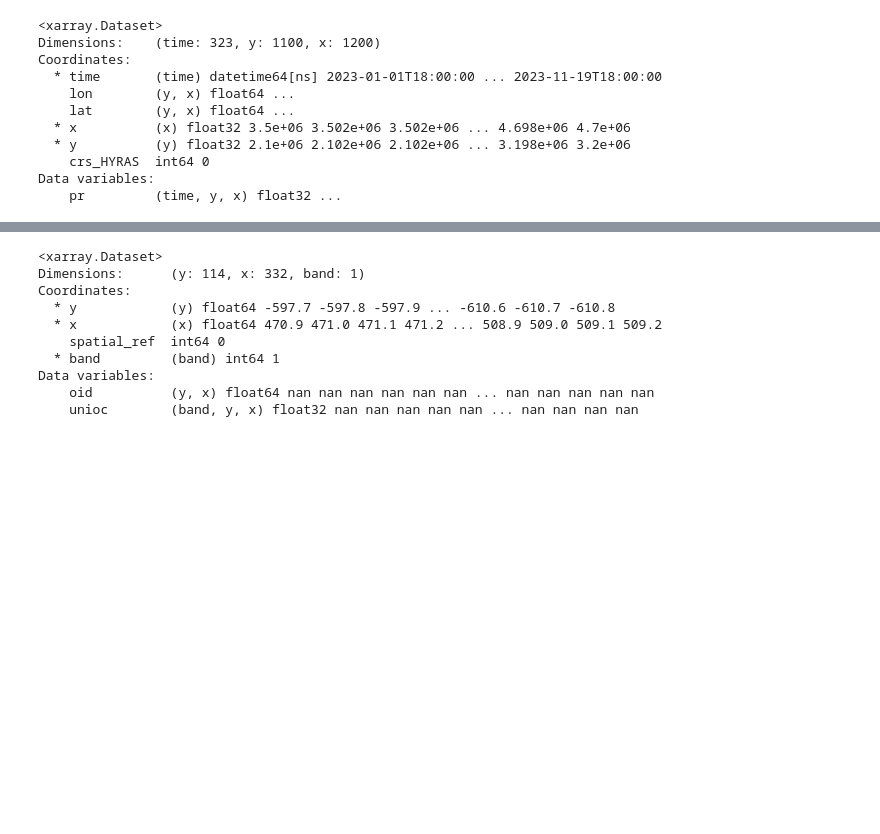
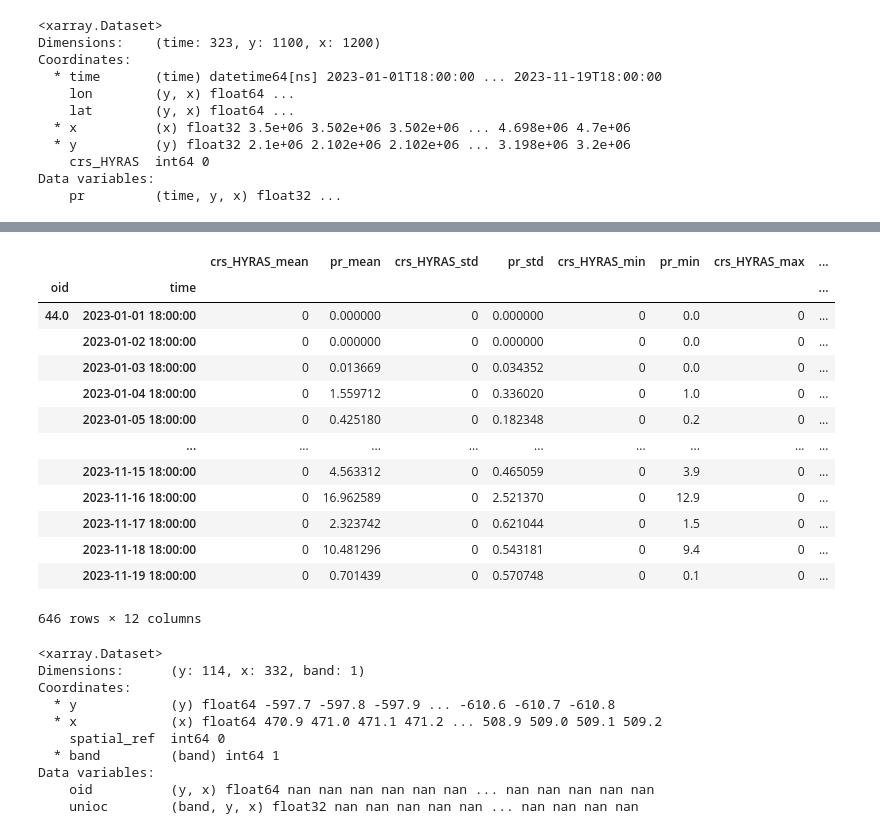
Before and after one commit to mmaelicke/zonal-variograms, a Jupyter notebook: examples.ipynb, the cells around one changed output, grey strips where cells are left out. Drawn from its saved outputs; the diff is of its cells as text; code cells hidden in the pictures; blank space fills up the shorter version.

```diff
--- a/examples.ipynb
+++ b/examples.ipynb
@@ -269,3 +286,23 @@ aggs
+# %%
+import pandas as pd
+old = pd.read_parquet('aggs.parquet')
+
+pd.concat([old, aggs], axis=0)
+# %% [output]
+|  |  | crs_HYRAS_mean | pr_mean | crs_HYRAS_std | pr_std | crs_HYRAS_min | pr_min | crs_HYRAS_max | ... |
+| oid | time |  |  |  |  |  |  |  | ... |
+| 44.0 | 2023-01-01 18:00:00 | 0 | 0.000000 | 0 | 0.000000 | 0 | 0.0 | 0 | ... |
+|  | 2023-01-02 18:00:00 | 0 | 0.000000 | 0 | 0.000000 | 0 | 0.0 | 0 | ... |
+|  | 2023-01-03 18:00:00 | 0 | 0.013669 | 0 | 0.034352 | 0 | 0.0 | 0 | ... |
+|  | 2023-01-04 18:00:00 | 0 | 1.559712 | 0 | 0.336020 | 0 | 1.0 | 0 | ... |
+|  | 2023-01-05 18:00:00 | 0 | 0.425180 | 0 | 0.182348 | 0 | 0.2 | 0 | ... |
+|  | ... | ... | ... | ... | ... | ... | ... | ... | ... |
+|  | 2023-11-15 18:00:00 | 0 | 4.563312 | 0 | 0.465059 | 0 | 3.9 | 0 | ... |
+|  | 2023-11-16 18:00:00 | 0 | 16.962589 | 0 | 2.521370 | 0 | 12.9 | 0 | ... |
+|  | 2023-11-17 18:00:00 | 0 | 2.323742 | 0 | 0.621044 | 0 | 1.5 | 0 | ... |
+|  | 2023-11-18 18:00:00 | 0 | 10.481296 | 0 | 0.543181 | 0 | 9.4 | 0 | ... |
+|  | 2023-11-19 18:00:00 | 0 | 0.701439 | 0 | 0.570748 | 0 | 0.1 | 0 | ... |
+646 rows × 12 columns
 # %%
 # save back
 
```
Also changed, not shown: parts of 6 cells of this notebook, 1 other file.
